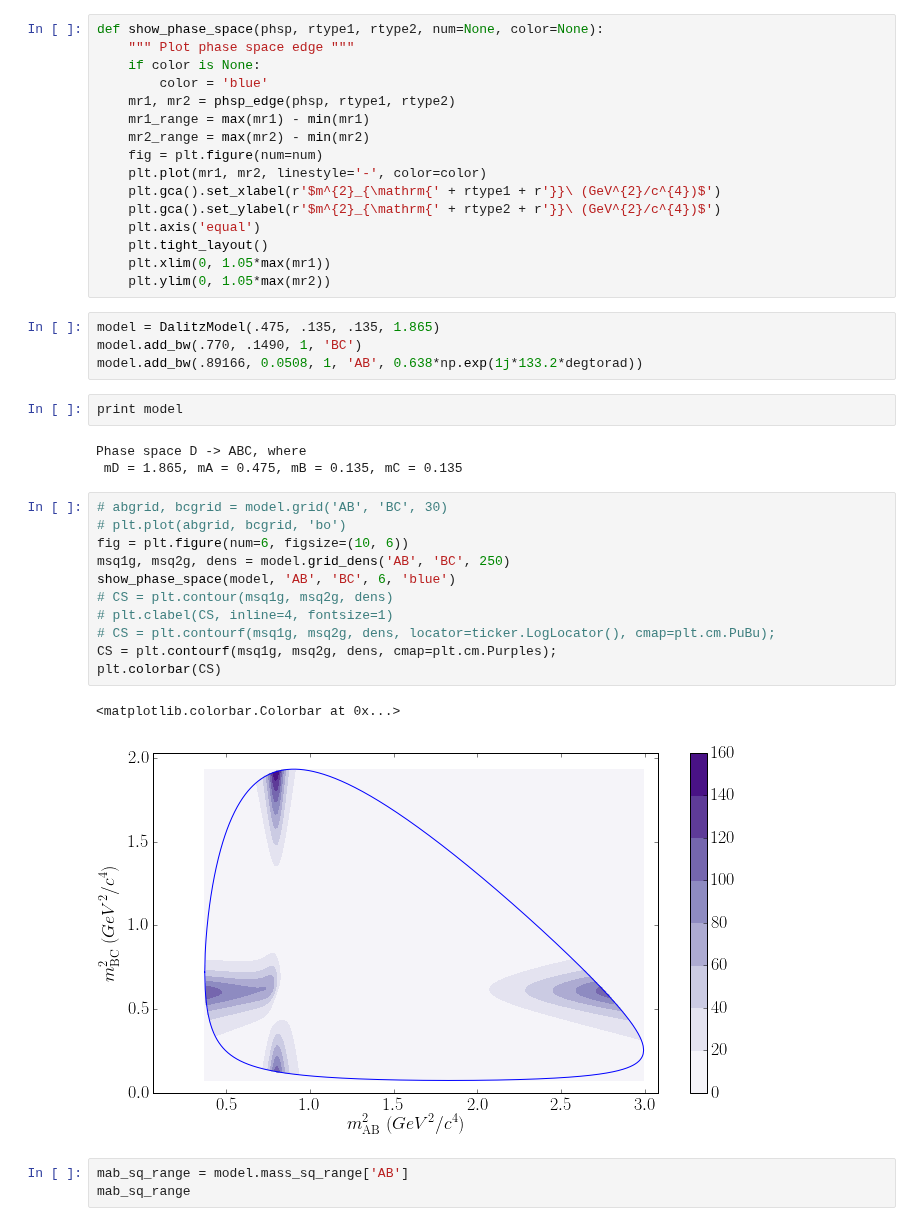
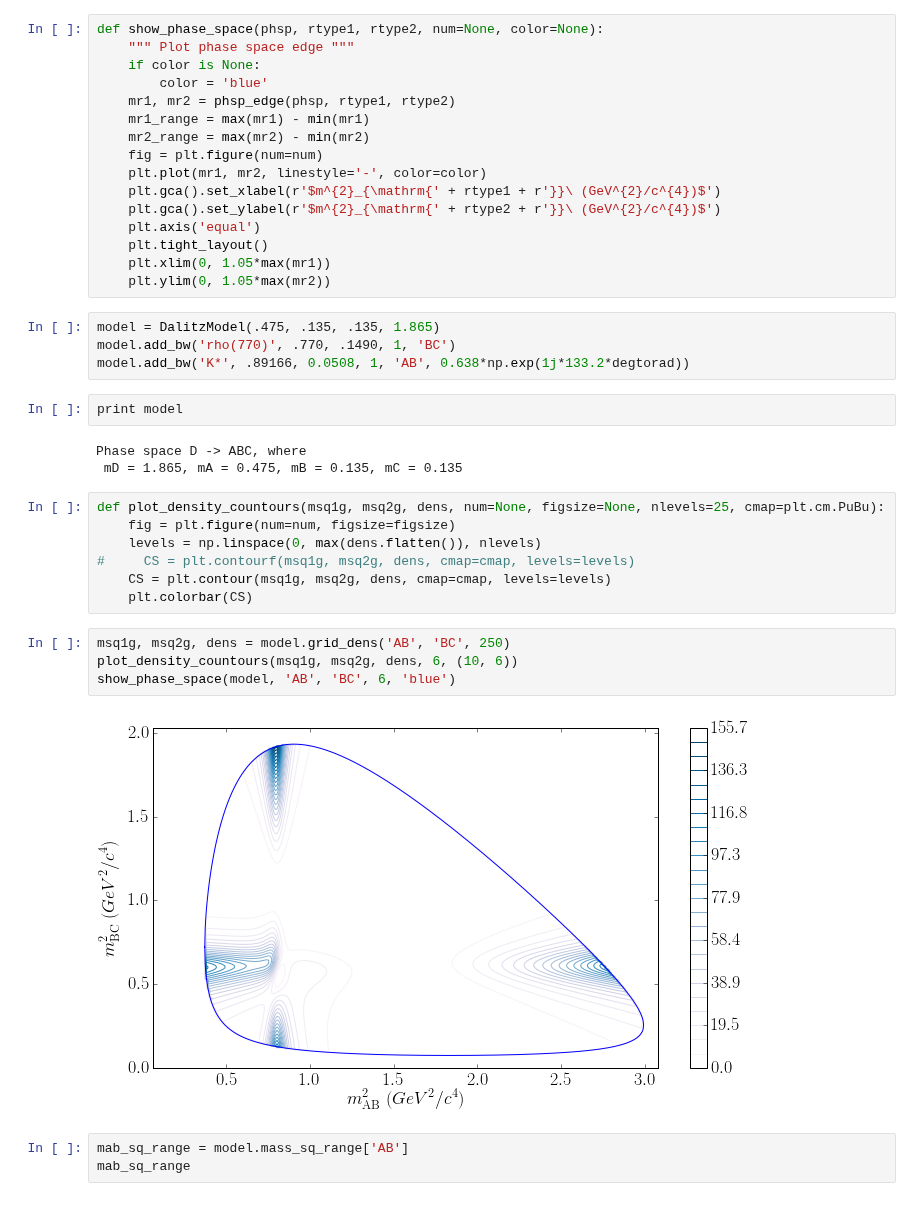
Before and after one commit to VitalyVorobyev/MultibodyAnalysisTools, a Jupyter notebook: tutorials/DalitzResonance.ipynb, the cells around one changed output. Saved outputs shown, nothing was run; the diff lists cells and outputs as text.

```diff
--- a/tutorials/DalitzResonance.ipynb
+++ b/tutorials/DalitzResonance.ipynb
@@ -49,27 +49,26 @@ def show_phase_space(phsp, rtype1, rtype2, num=None, color=None):
     plt.ylim(0, 1.05*max(mr2))
 # %%
 model = DalitzModel(.475, .135, .135, 1.865)
-model.add_bw(.770, .1490, 1, 'BC')
-model.add_bw(.89166, 0.0508, 1, 'AB', 0.638*np.exp(1j*133.2*degtorad))
+model.add_bw('rho(770)', .770, .1490, 1, 'BC')
+model.add_bw('K*', .89166, 0.0508, 1, 'AB', 0.638*np.exp(1j*133.2*degtorad))
 # %%
 print model
 # %% [output]
 Phase space D -> ABC, where
  mD = 1.865, mA = 0.475, mB = 0.135, mC = 0.135
-# %%
-# abgrid, bcgrid = model.grid('AB', 'BC', 30)
-# plt.plot(abgrid, bcgrid, 'bo')
-fig = plt.figure(num=6, figsize=(10, 6))
-msq1g, msq2g, dens = model.grid_dens('AB', 'BC', 250)
-show_phase_space(model, 'AB', 'BC', 6, 'blue')
-# CS = plt.contour(msq1g, msq2g, dens)
-# plt.clabel(CS, inline=4, fontsize=1)
-# CS = plt.contourf(msq1g, msq2g, dens, locator=ticker.LogLocator(), cmap=plt.cm.PuBu);
-CS = plt.contourf(msq1g, msq2g, dens, cmap=plt.cm.Purples);
-plt.colorbar(CS)
-# %% [output]
-<matplotlib.colorbar.Colorbar at 0x...>
-[figure, removed]
+# %%
+def plot_density_countours(msq1g, msq2g, dens, num=None, figsize=None, nlevels=25, cmap=plt.cm.PuBu):
+    fig = plt.figure(num=num, figsize=figsize)
+    levels = np.linspace(0, max(dens.flatten()), nlevels)
+#     CS = plt.contourf(msq1g, msq2g, dens, cmap=cmap, levels=levels)
+    CS = plt.contour(msq1g, msq2g, dens, cmap=cmap, levels=levels)
+    plt.colorbar(CS)
+# %%
+msq1g, msq2g, dens = model.grid_dens('AB', 'BC', 250)
+plot_density_countours(msq1g, msq2g, dens, 6, (10, 6))
+show_phase_space(model, 'AB', 'BC', 6, 'blue')
+# %% [output]
+[figure, added]
 # %%
 mab_sq_range = model.mass_sq_range['AB']
 mab_sq_range
```
Also changed, not shown: parts of 14 cells of this notebook, 7 other files.
